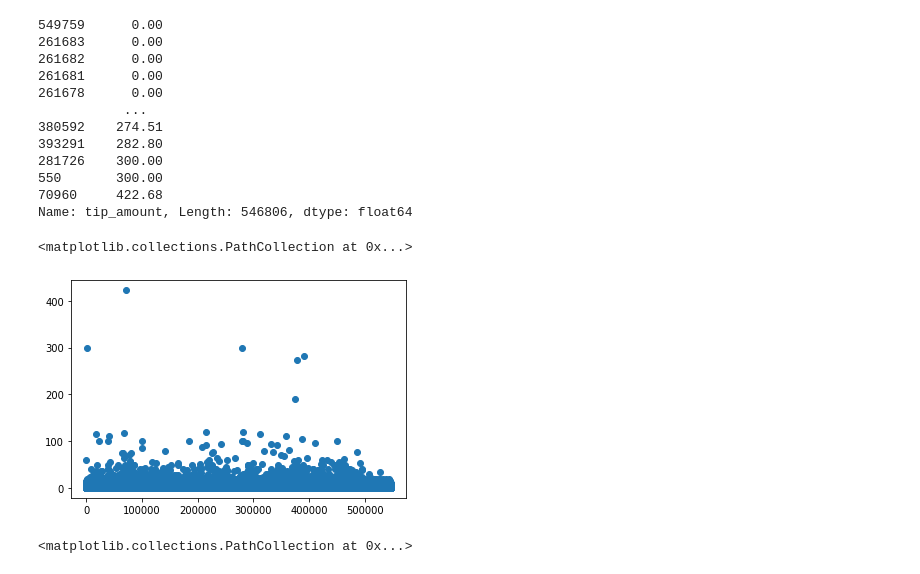
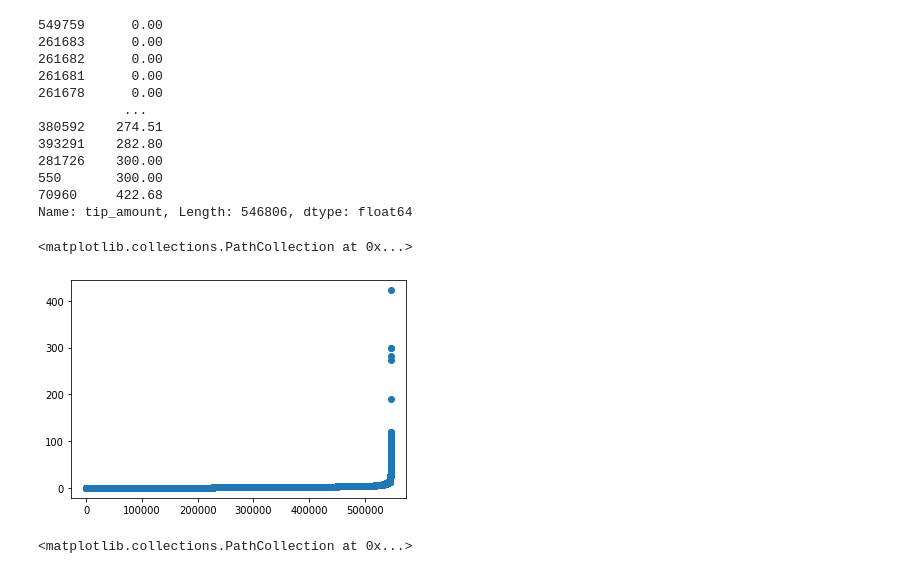
Before and after one commit to DavidPachis/dataScience, a Jupyter notebook: proyecto/notebooks/2Entrega_TaxisNYC_CDA.ipynb, the cells around one changed output. Drawn from its saved outputs; the diff is of its cells as text; code cells hidden in the pictures.

```diff
--- a/proyecto/notebooks/2Entrega_TaxisNYC_CDA.ipynb
+++ b/proyecto/notebooks/2Entrega_TaxisNYC_CDA.ipynb
@@ -586,11 +615,12 @@ tip.sort_values(ascending=True)
 70960     422.68
 Name: tip_amount, Length: 546806, dtype: float64
 # %%
+
 y= list(np.arange(0,len(tip)))
-plt.scatter(y,tip)
+plt.scatter(y,tip.sort_values())
 # %% [output]
 <matplotlib.collections.PathCollection at 0x...>
-[figure, old version]
+[figure, new version]
 # %%
 def tips_fix(x):
   if x > 299:
```
Also changed, not shown: parts of 10 cells of this notebook.
